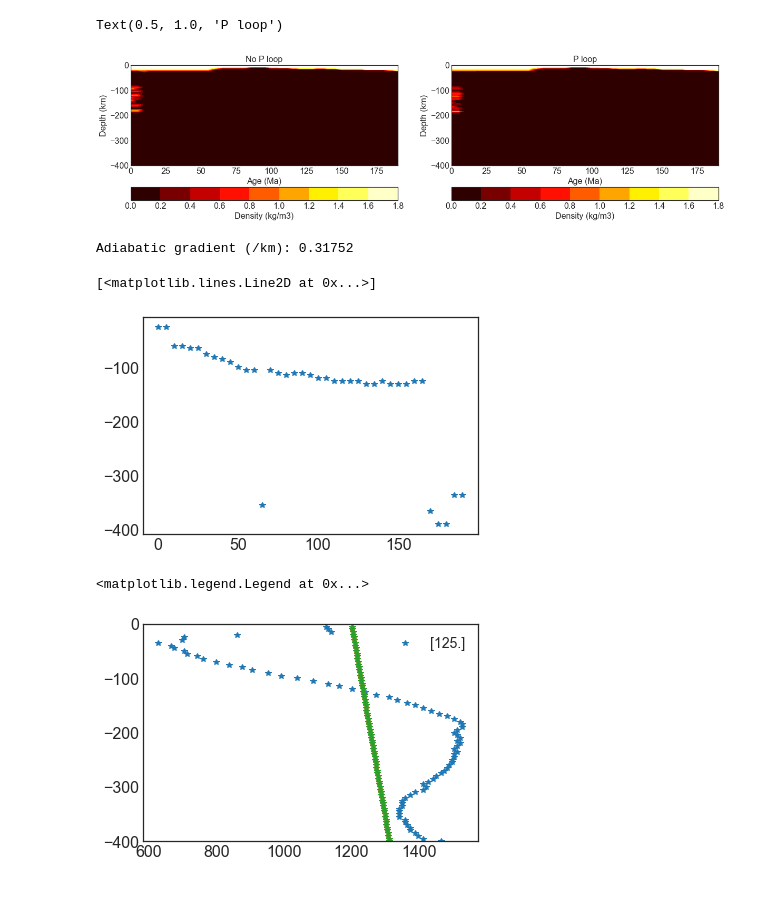
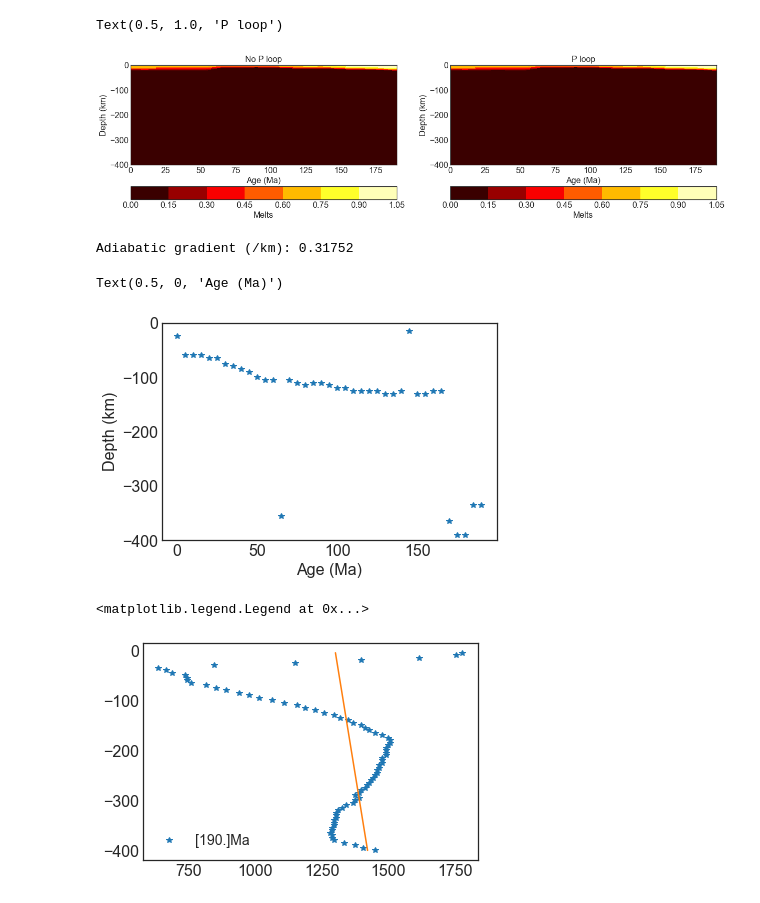
Before and after one commit to ajay6763/V2RhoT_gibbs, a Jupyter notebook: pressure_loop_thermal_boundary_layer_benchmark.ipynb, the cells around one changed output. Saved outputs shown, nothing was run; the diff lists cells and outputs as text; code cells hidden in the pictures.

```diff
--- a/pressure_loop_thermal_boundary_layer_benchmark.ipynb
+++ b/pressure_loop_thermal_boundary_layer_benchmark.ipynb
@@ -59,6 +68,31 @@ def lithostatic_pressure(depth,density):
 
     p_func = interpolate.interp1d(depth,Pressure_lith)
     return p_func
+# %%
+### lithostatic pressure
+def lithostatic_pressure_depth(depth,density):
+    Pressure = 0
+    # Check is the first index is at zero depth or not
+    # If it is not then pressures is set equal rho*g*h
+    # else is it set to 0
+    if np.size(depth) > 1:
+        Pressure_lith = np.zeros_like(depth)
+        if depth[0] != 0:
+            Pressure_lith[0] = density[0] * depth[0]* 9.8 * 1e3 * 1e-5
+        else:
+            #thickness = (depth[1]-depth[0]) #*1e3
+            Pressure_lith[0] = 0
+            # Now looping through depths
+        for j in range(len(depth)-2):
+            thickness = (depth[j+2] - depth [j+1]) *1e3
+            Pressure_lith[j+1]=Pressure_lith[j] + thickness*density[j+1] *9.8*1e-5
+        Pressure = Pressure_lith[-1]
+    elif depth !=0:
+        Pressure = (depth-0)*density* 9.8 * 1e3 * 1e-5
+    else:
+        Pressure = 0
+    #print(Pressure)
+    return Pressure
 # %%
 tomo_NA_stack=np.loadtxt('./data_tomo/NA_age_vel_stack.dat',comments='#')
 # Just formating the data required
@@ -200,21 +318,21 @@ Text(0.5, 1.0, 'P loop')
 # %%
 tri = Triangulation(nx.flatten(),-nz.flatten())
 fig, ax = plt.subplots(1, 2,sharex=False, sharey=False,figsize=(20,5))
-D_gibbs   = ax[0].tricontourf(tri, melt.flatten(),cmap='hot',levels=np.arange(0,2,0.2))
-D_gibbs_P = ax[1].tricontourf(tri, melt_P_loop.flatten(),cmap='hot',levels=np.arange(0,2,0.2))
+D_gibbs   = ax[0].tricontourf(tri, melt.flatten(),cmap='hot')#,levels=np.arange(0,2,0.2))
+D_gibbs_P = ax[1].tricontourf(tri, melt_P_loop.flatten(),cmap='hot')#,levels=np.arange(0,2,0.2))
 for a in ax:
         #a.set_aspect('equal')
         a.set_ylim([-400,0])
         a.set_xlabel('Age (Ma)')
         a.set_ylabel('Depth (km)')
         a.set_title('')
-fig.colorbar(D_gibbs, ax=ax[0], label='Density (kg/m3)', orientation='horizontal')
-fig.colorbar(D_gibbs_P, ax=ax[1], label='Density (kg/m3)', orientation='horizontal')
+fig.colorbar(D_gibbs, ax=ax[0], label='Melts', orientation='horizontal')
+fig.colorbar(D_gibbs_P, ax=ax[1], label='Melts', orientation='horizontal')
 ax[0].set_title('No P loop')
 ax[1].set_title('P loop')
 # %% [output]
 Text(0.5, 1.0, 'P loop')
-[figure, old version]
+[figure, new version]
 # %%
 T_mantle = 1350 # oC
 alpha    = 3e-5 # oC-1
@@ -242,19 +362,28 @@ for i in range(m):
         Thermal_boundary[i][j]=nz[i][j][index]
 # %%
 plt.plot(X,-Thermal_boundary.flatten(),'*')
-#plt.ylim([-300,0])
+plt.ylim([-400,0])
+plt.ylabel('Depth (km)')
+plt.xlabel('Age (Ma)')
 # %% [output]
-[<matplotlib.lines.Line2D at 0x...>]
+Text(0.5, 0, 'Age (Ma)')
-[figure, old version]
+[figure, new version]
 # %%
-index=25
-plt.plot(T[0][index][:],-nz[0][index][:],'*',label=str(np.unique(nx[0][index][:])))
-plt.plot(T_mantle + nz[0][index][:]*dT_dZ,-nz[0][index][:],'*')
-plt.plot(T_mantle + nz[0][index][:]*dT_dZ,-nz[0][index][:],'*')
+index=38
+T_mantle    = 1300 # oC
+#T_mantle    = T_P_loop[0][index][-1]
+alpha       = 3e-5 # oC-1
+cp          = 1250 # J/kg/oC
+g           = 9.8 #m/s2
+dT_dZ       = ((T_mantle*alpha*g)/cp)*1e3 # oC/km
 
-plt.ylim([-400,0])
+plt.plot(T[0][index][:],-nz[0][index][:],'*',label=str(np.unique(nx[0][index][:]))+'Ma')
+plt.plot(T_mantle + nz[0][index][:]*dT_dZ,-nz[0][index][:])
+#plt.plot(T_mantle + nz[0][index][:]*dT_dZ,-nz[0][index][:],'*')
+
+#plt.ylim([-400,0])
 plt.legend()
 # %% [output]
 <matplotlib.legend.Legend at 0x...>
-[figure, old version]
+[figure, new version]
 # %%
```
Also changed, not shown: parts of 10 cells of this notebook, 2 other files.
